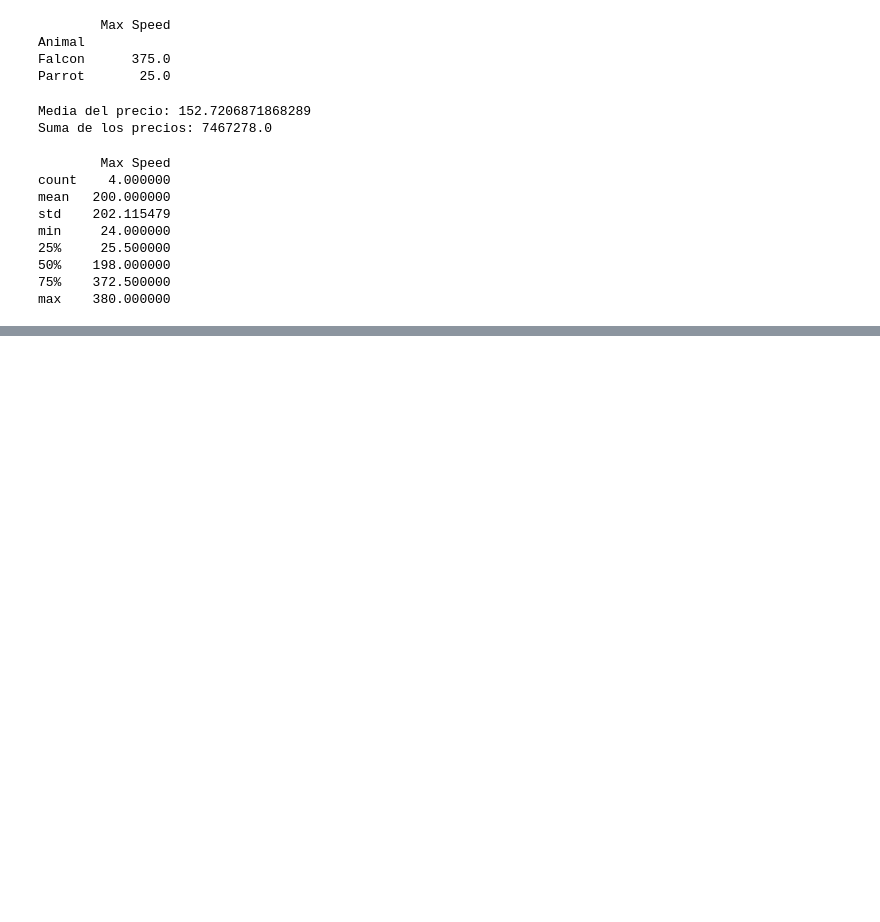
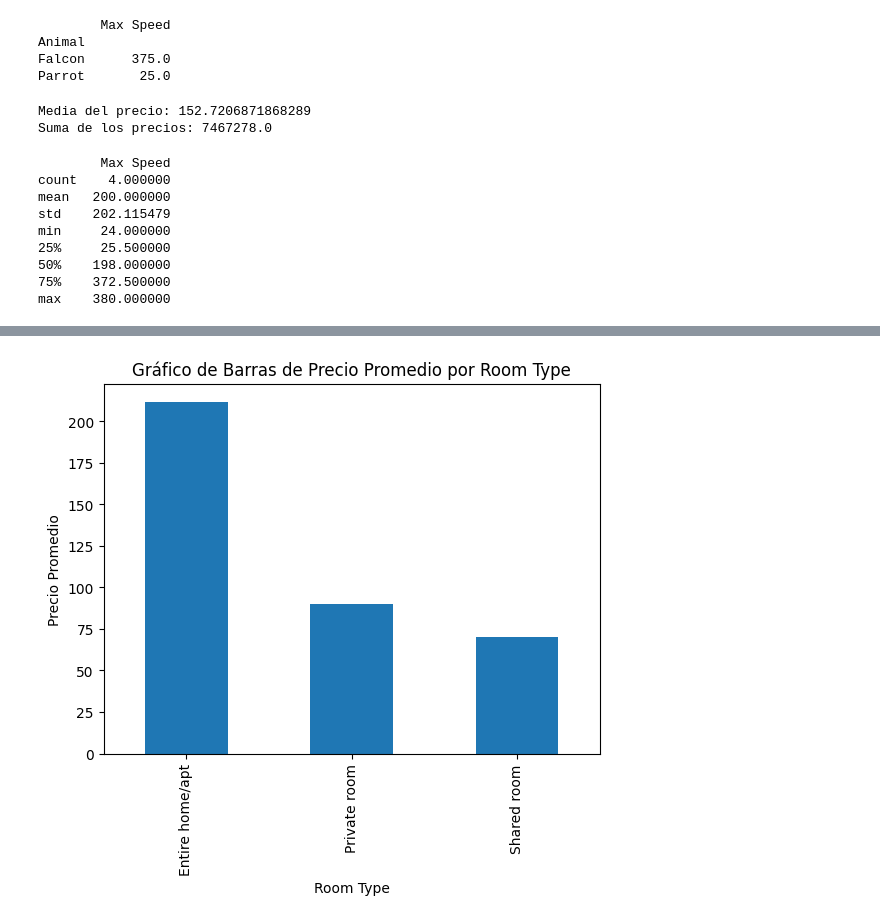
Before and after one commit to Elisag28/machine_learning_test, a Jupyter notebook: src/numpy.ipynb, the cells around one changed output, grey strips where cells are left out. Saved outputs shown, nothing was run; the diff lists cells and outputs as text; code cells hidden in the pictures; blank space fills up the shorter version.

```diff
--- a/src/numpy.ipynb
+++ b/src/numpy.ipynb
@@ -435,0 +465,11 @@ max    380.000000
+# %%
+category_mean = df.groupby('room_type')['price'].mean()
+
+# Crear el gráfico de barras
+category_mean.plot(kind='bar')
+plt.title("Gráfico de Barras de Precio Promedio por Room Type")
+plt.xlabel("Room Type")
+plt.ylabel("Precio Promedio")
+plt.show()
+# %% [output]
+[figure, added]
```
Also changed, not shown: parts of 7 cells of this notebook.
